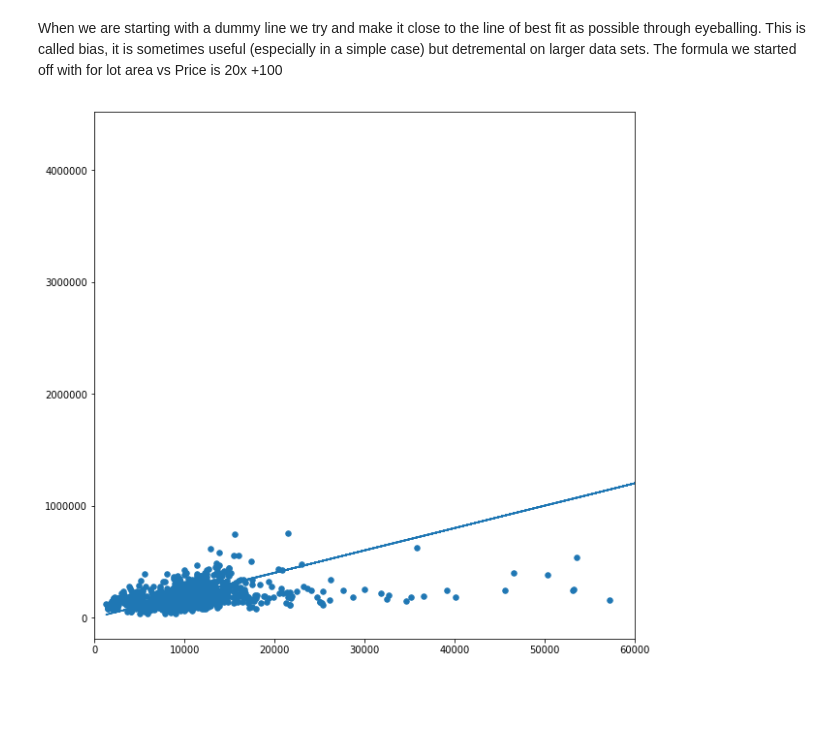
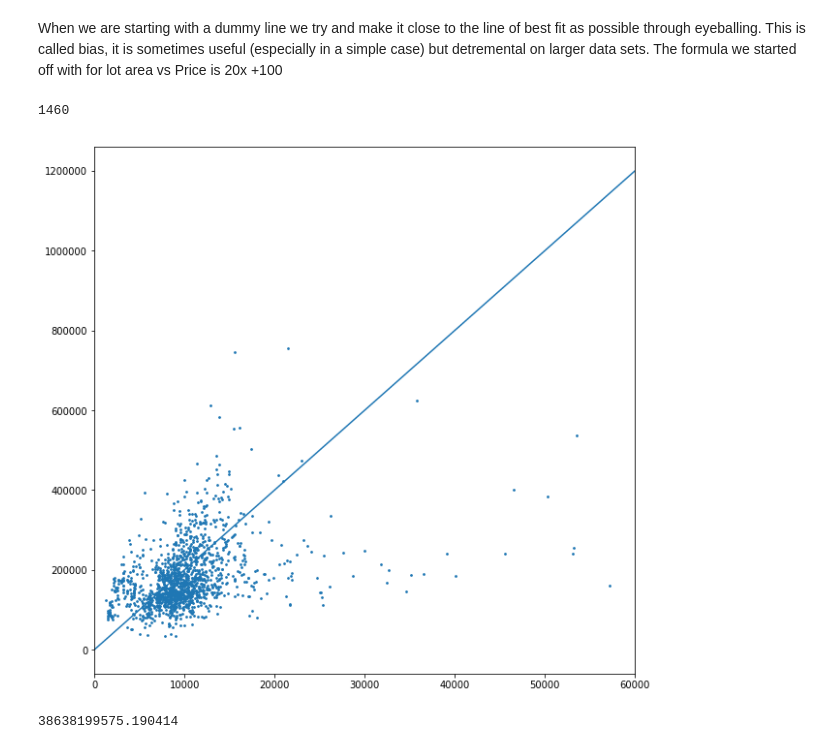
Before and after one commit to MangoFiasco/CISAssignment1, a Jupyter notebook: Assignment 1.ipynb, the cells around one changed output. Saved outputs shown, nothing was run; the diff lists cells and outputs as text; code cells hidden in the pictures; blank space fills up the shorter version.

```diff
--- a/Assignment 1.ipynb
+++ b/Assignment 1.ipynb
@@ -28,11 +24,21 @@ def graph(formula,lim):
 When we are starting with a dummy line we try and make it close to the line of best fit as possible through eyeballing. This is called bias, it is sometimes useful (especially in a simple case) but detremental on larger data sets. The formula we started off with for lot area vs Price is 20x +100
 # %%
 #lotArea Vs Price Model
+
 lotVPrice = pd.DataFrame({"LotArea":lotArea,"SalePrice":price})
+X = lotArea
+Y = price
+n = lotVPrice.shape[0]
+print(n)
 plt.figure(figsize=(10,10))
-plt.scatter(lotVPrice['LotArea'],lotVPrice['SalePrice'],30)
+plt.scatter(X,Y,3)
 plt.xlim(0,60000)
-graph((lambda x: 20*x + 100),lotVPrice['LotArea'])
+w = 20
+b = 100
+x = np.array(range(0,60000,1))
+y = (w*x + b)
+plt.plot(x,y)
 plt.show()
 # %% [output]
+1460
-[figure, old version]
+[figure, new version]
@@ -40,0 +45,17 @@ for x in
+# %%
+#LOSS
+def getLoss(X,y,w,b):
+    i = 0
+    MSE = 0
+    elements = X.shape[0]
+    loss = np.array(range(0,elements))
+    while i<lotVPrice.shape[0]:
+        loss[i] = (y[i] - (w*X[i]+b))**2
+        MSE = MSE+loss[i]
+        i = i+1
+    MSE = MSE/i
+    return MSE
+
+print(getLoss(X,Y,w,b))
+# %% [output]
+38638199575.190414
```
Also changed, not shown: parts of 4 cells of this notebook.
